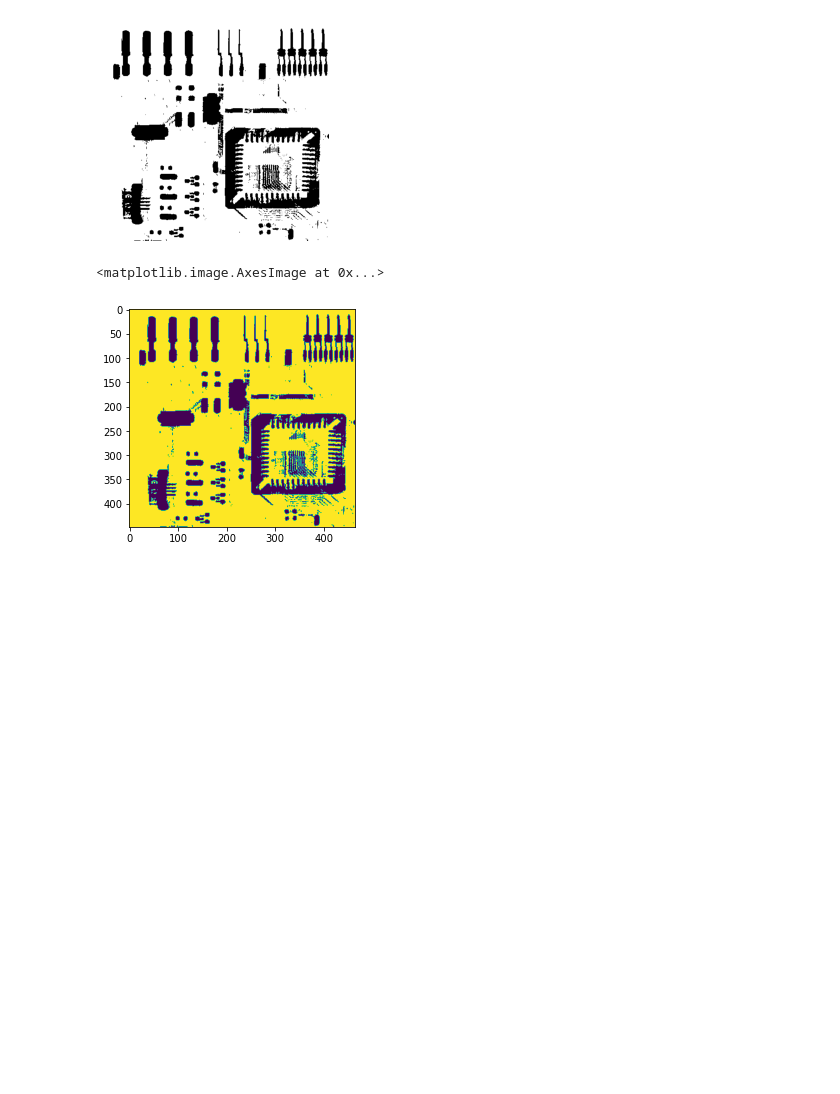
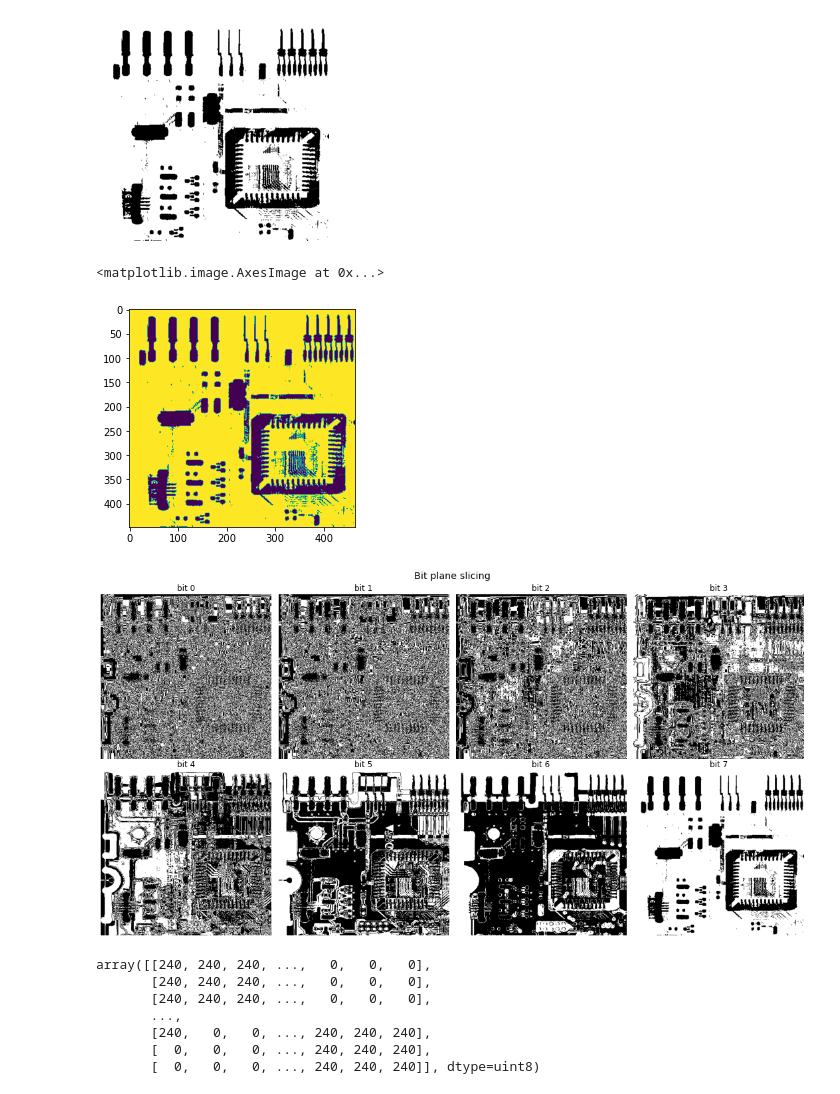
Before and after one commit to amirhdre/DigitalImageProcessing---Spring2021, a Jupyter notebook: HW3/Sandbox.ipynb, the cells around one changed output. Cells and saved outputs as stored; diff of their text form; code cells hidden in the pictures; blank space fills up the shorter version.

Commit message:
Finished Motion Detection code

```diff
--- a/HW3/Sandbox.ipynb
+++ b/HW3/Sandbox.ipynb
@@ -386,3 +386,82 @@ plt.imshow(outfinal)
 # %% [output]
 <matplotlib.image.AxesImage at 0x...>
 [figure]
+# %%
+'''
+___OVERVIEW___
+CODE FOR QUESTION 4 - HW 3
+
+___SUMMARY___
+Bit plane slicing
+Motion detector
+
+
+___AUTHOR___
+Amirhossein Daraie — 9733023
+
+___DATE___
+20/April/2021
+31/01/1400
+
+'''
+
+import numpy as np
+import matplotlib.pyplot as plt
+import cv2
+
+######################################
+#### Bit plane slicing
+######################################
+
+def bitplane_slice(image,n):
+    if n>7: n=7
+    out = []
+    # create an image for the n bit plane
+    plane = np.full((image.shape[0], image.shape[1]), 2 ** n, np.uint8)
+    # execute bitwise and operation
+    res = cv2.bitwise_and(plane, image)
+    # multiply ones (bit plane sliced) with 255 just for better visualization
+    x = res * 255
+    return x
+
+img = cv2.imread("PCB.tif", flags=cv2.IMREAD_GRAYSCALE)
+
+fig, ax = plt.subplots(2,4,figsize=(15,8))
+st = fig.suptitle("Bit plane slicing", fontsize="x-large")
+for i,axi in enumerate(ax.ravel()):
+    outfinal_i =  bitplane_slice(img, i)
+    fig = axi.imshow(outfinal_i, vmin=outfinal_i.min(), vmax=outfinal_i.max(), cmap='gray')
+    axi.title.set_text(f'bit {i}')
+    axi.axis('off')
+    fig.axes.get_xaxis().set_visible(False),fig.axes.get_yaxis().set_visible(False)
+plt.tight_layout()
+# plt.savefig('9733023-4_image1.png', bbox_inches='tight')
+plt.show()
+
+
+######################################
+#### Motion detection
+######################################
+
+img1 = cv2.imread("NASA-A.tif", flags=cv2.IMREAD_GRAYSCALE)
+img2 = cv2.imread("NASA-B.tif", flags=cv2.IMREAD_GRAYSCALE)
+img3 = cv2.imread("NASA-C.tif", flags=cv2.IMREAD_GRAYSCALE)
+# compare img1 with img2 && img2 with img3
+bitplane_slice(img1, 7)
+bitplane_slice(img1, 6)
+bitplane_slice(img1, 5)
+bitplane_slice(img1, 4)
+
+bitplane_slice(img2, 7)
+bitplane_slice(img2, 6)
+bitplane_slice(img2, 5)
+bitplane_slice(img2, 4)
+# %% [output]
+[figure, added]
+array([[240, 240, 240, ...,   0,   0,   0],
+       [240, 240, 240, ...,   0,   0,   0],
+       [240, 240, 240, ...,   0,   0,   0],
+       ...,
+       [240,   0,   0, ..., 240, 240, 240],
+       [  0,   0,   0, ..., 240, 240, 240],
+       [  0,   0,   0, ..., 240, 240, 240]], dtype=uint8)
```
Also changed, not shown: parts of 2 cells of this notebook, 3 other files.
